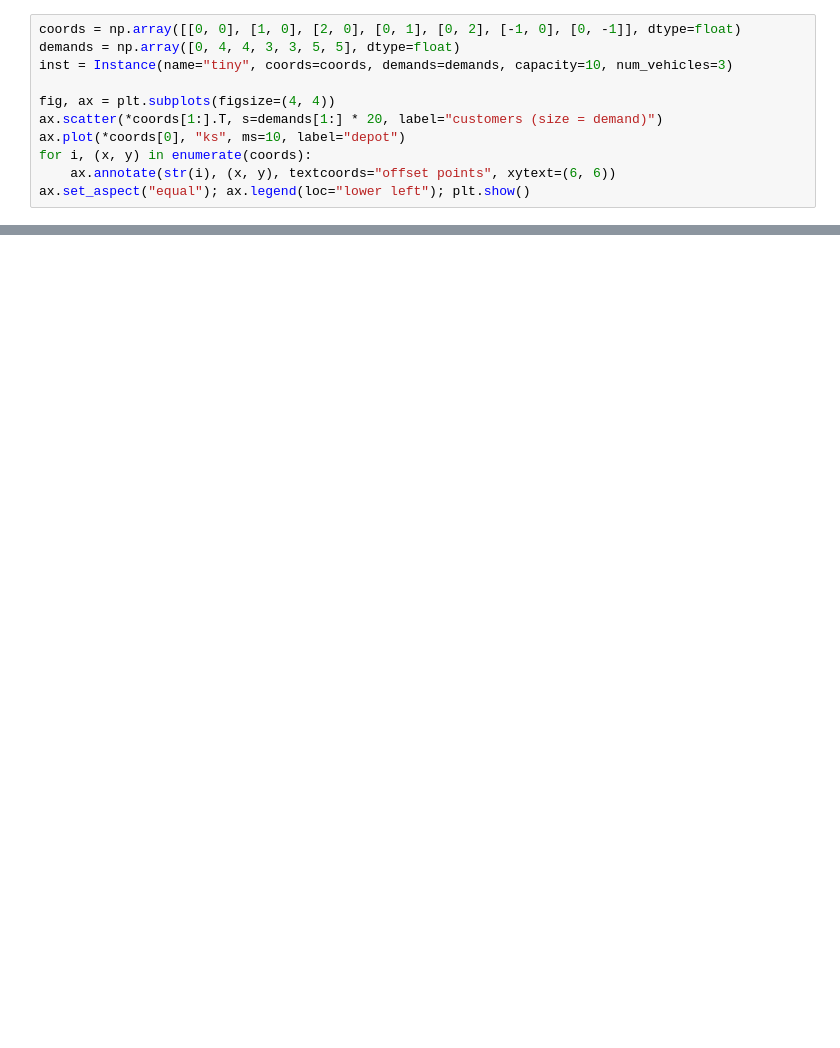
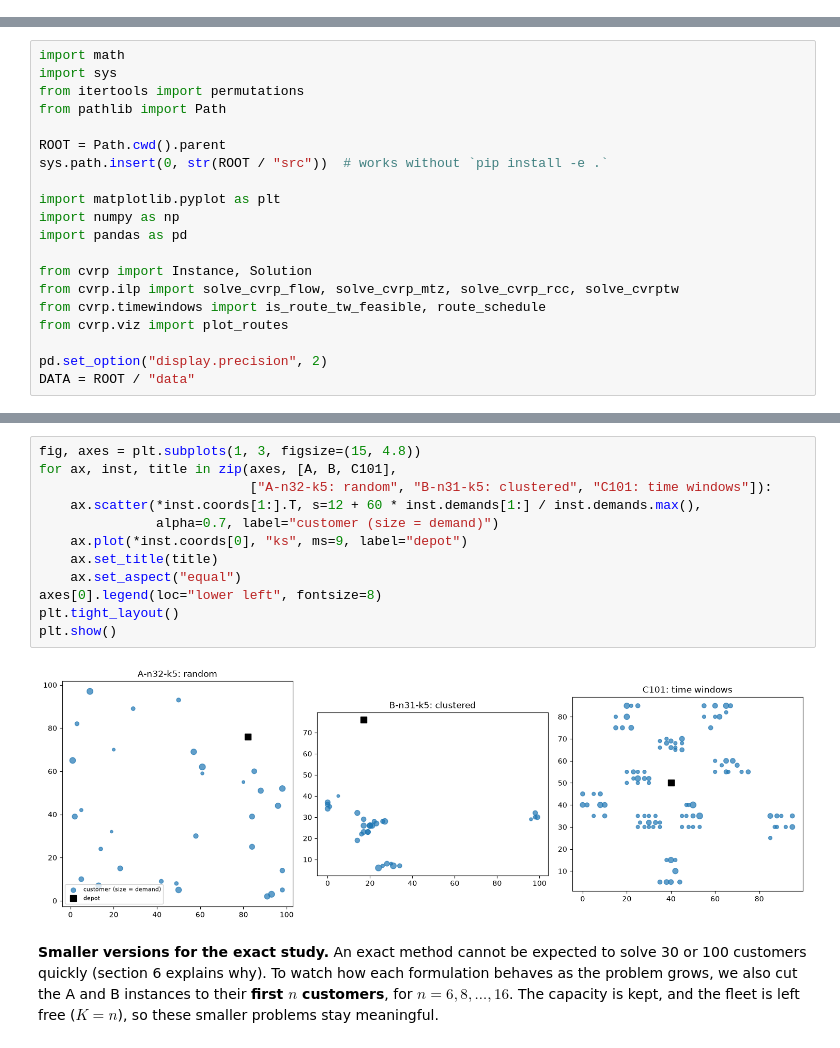
Before and after one commit to zzaved/cesi-cvrp-metaheuristics, a Jupyter notebook: notebooks/01_modeling_check.ipynb, the cells around one changed output, grey strips where cells are left out. Drawn from its saved outputs; the diff is of its cells as text; blank space fills up the shorter version.

Commit message:
docs(notebooks): write the modeling deliverable with the formulation comparison

```diff
--- a/notebooks/01_modeling_check.ipynb
+++ b/notebooks/01_modeling_check.ipynb
@@ -35,11 +0,0 @@ from cvrp import Instance, Solution
-# %%
-coords = np.array([[0, 0], [1, 0], [2, 0], [0, 1], [0, 2], [-1, 0], [0, -1]], dtype=float)
-demands = np.array([0, 4, 4, 3, 3, 5, 5], dtype=float)
-inst = Instance(name="tiny", coords=coords, demands=demands, capacity=10, num_vehicles=3)
-
-fig, ax = plt.subplots(figsize=(4, 4))
-ax.scatter(*coords[1:].T, s=demands[1:] * 20, label="customers (size = demand)")
-ax.plot(*coords[0], "ks", ms=10, label="depot")
-for i, (x, y) in enumerate(coords):
-    ax.annotate(str(i), (x, y), textcoords="offset points", xytext=(6, 6))
-ax.set_aspect("equal"); ax.legend(loc="lower left"); plt.show()
@@ -71,0 +81,20 @@ ax.set_aspect("equal"); ax.legend(loc="lower left"); plt.show()
+# %%
+import math
+import sys
+from itertools import permutations
+from pathlib import Path
+
+ROOT = Path.cwd().parent
+sys.path.insert(0, str(ROOT / "src"))  # works without `pip install -e .`
+
+import matplotlib.pyplot as plt
+import numpy as np
+import pandas as pd
+
+from cvrp import Instance, Solution
+from cvrp.ilp import solve_cvrp_flow, solve_cvrp_mtz, solve_cvrp_rcc, solve_cvrptw
+from cvrp.timewindows import is_route_tw_feasible, route_schedule
+from cvrp.viz import plot_routes
+
+pd.set_option("display.precision", 2)
+DATA = ROOT / "data"
@@ -71,0 +162,20 @@ ax.set_aspect("equal"); ax.legend(loc="lower left"); plt.show()
+# %%
+fig, axes = plt.subplots(1, 3, figsize=(15, 4.8))
+for ax, inst, title in zip(axes, [A, B, C101],
+                           ["A-n32-k5: random", "B-n31-k5: clustered", "C101: time windows"]):
+    ax.scatter(*inst.coords[1:].T, s=12 + 60 * inst.demands[1:] / inst.demands.max(),
+               alpha=0.7, label="customer (size = demand)")
+    ax.plot(*inst.coords[0], "ks", ms=9, label="depot")
+    ax.set_title(title)
+    ax.set_aspect("equal")
+axes[0].legend(loc="lower left", fontsize=8)
+plt.tight_layout()
+plt.show()
+# %% [output]
+[figure, added]
+# %% [markdown]
+**Smaller versions for the exact study.** An exact method cannot be expected to solve 30 or 100
+customers quickly (section 6 explains why). To watch how each formulation behaves as the problem
+grows, we also cut the A and B instances to their **first $n$ customers**, for
+$n = 6, 8, \dots, 16$. The capacity is kept, and the fleet is left free ($K = n$), so these
+smaller problems stay meaningful.
```
Also changed, not shown: parts of 49 cells of this notebook.
